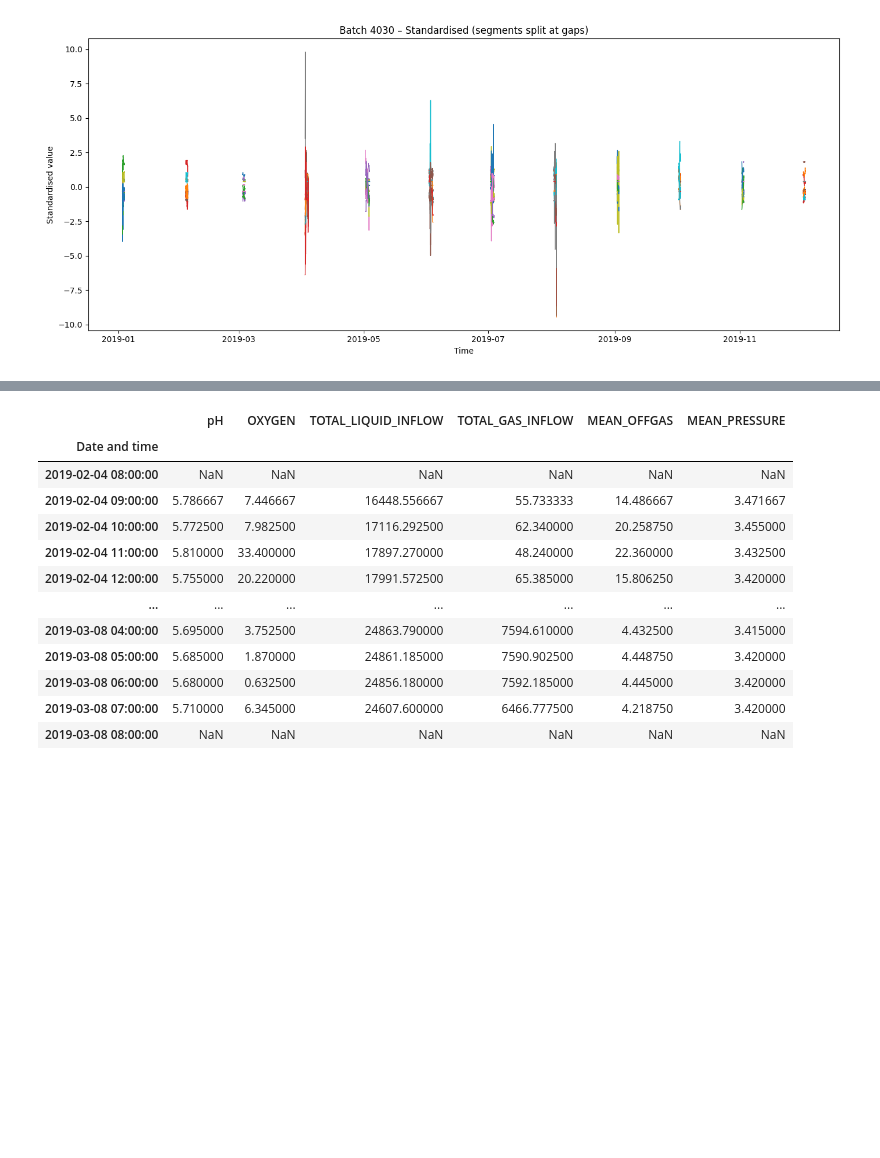
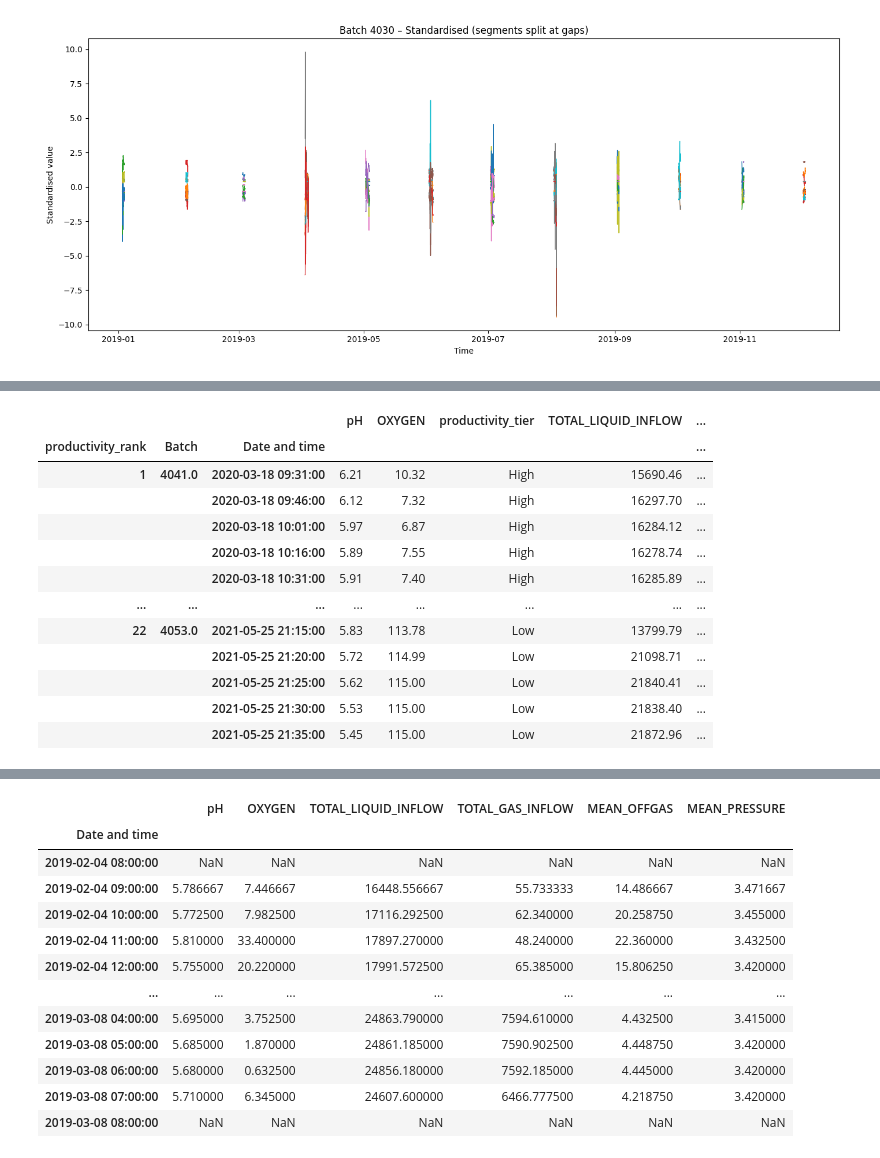
Before and after one commit to RichardFisher1/Applied, a Jupyter notebook: notebooks/RichardNotes.ipynb, the cells around one changed output, grey strips where cells are left out. Cells and saved outputs as stored; diff of their text form; code cells hidden in the pictures; blank space fills up the shorter version.

```diff
--- a/notebooks/RichardNotes.ipynb
+++ b/notebooks/RichardNotes.ipynb
@@ -388,0 +333,81 @@ df
+# %%
+import pandas as pd
+
+# -------------------------------------------------
+# Load raw CSV
+# -------------------------------------------------
+df = pd.read_csv("4000 series operating data.csv", low_memory=False)
+
+# Remove rows where Batch is missing
+df = df[df["Batch"].notna()].copy()
+
+# Convert types
+df["Batch"] = pd.to_numeric(df["Batch"], errors="coerce")
+
+df["Date and time"] = pd.to_datetime(
+    df["Date and time"],
+    format="%d/%m/%Y %H:%M",
+    errors="coerce"
+)
+
+# Drop rows where datetime failed
+df = df[df["Date and time"].notna()].copy()
+
+# Convert remaining columns to numeric
+for col in df.columns:
+    if col not in ["Batch", "Date and time"]:
+        df[col] = pd.to_numeric(df[col], errors="coerce")
+
+# -------------------------------------------------
+# Hard-coded Batch → Productivity Rank
+# -------------------------------------------------
+batch_to_productivity = {
+    4041: 1, 4043: 2, 4047: 3, 4040: 4, 4042: 5,
+    4046: 6, 4045: 7, 4052: 8, 4034: 9, 4044: 10,
+    4032: 11, 4030: 12, 4036: 13, 4033: 14, 4035: 15,
+    4048: 16, 4038: 17, 4039: 18, 4037: 19, 4051: 20,
+    4050: 21, 4053: 22
+}
+
+df["productivity_rank"] = df["Batch"].map(batch_to_productivity)
+
+# Optional productivity tier
+def rank_to_tier(rank):
+    if rank <= 7:
+        return "High"
+    elif rank <= 14:
+        return "Medium"
+    else:
+        return "Low"
+
+df["productivity_tier"] = df["productivity_rank"].apply(rank_to_tier)
+
+# -------------------------------------------------
+# Aggregate FIRST (before changing index structure)
+# -------------------------------------------------
+df = aggregate_operating_timeseries(df)
+
+# -------------------------------------------------
+# Now add productivity as second index level
+# -------------------------------------------------
+df = df.reset_index()
+
+df = df.set_index(["productivity_rank", "Batch", "Date and time"])
+
+df = df.sort_index()
+
+df
+# %% [output]
+|  |  |  | pH | OXYGEN | productivity_tier | TOTAL_LIQUID_INFLOW | ... |
+| productivity_rank | Batch | Date and time |  |  |  |  | ... |
+| 1 | 4041.0 | 2020-03-18 09:31:00 | 6.21 | 10.32 | High | 15690.46 | ... |
+|  |  | 2020-03-18 09:46:00 | 6.12 | 7.32 | High | 16297.70 | ... |
+|  |  | 2020-03-18 10:01:00 | 5.97 | 6.87 | High | 16284.12 | ... |
+|  |  | 2020-03-18 10:16:00 | 5.89 | 7.55 | High | 16278.74 | ... |
+|  |  | 2020-03-18 10:31:00 | 5.91 | 7.40 | High | 16285.89 | ... |
+| ... | ... | ... | ... | ... | ... | ... | ... |
+| 22 | 4053.0 | 2021-05-25 21:15:00 | 5.83 | 113.78 | Low | 13799.79 | ... |
+|  |  | 2021-05-25 21:20:00 | 5.72 | 114.99 | Low | 21098.71 | ... |
+|  |  | 2021-05-25 21:25:00 | 5.62 | 115.00 | Low | 21840.41 | ... |
+|  |  | 2021-05-25 21:30:00 | 5.53 | 115.00 | Low | 21838.40 | ... |
+|  |  | 2021-05-25 21:35:00 | 5.45 | 115.00 | Low | 21872.96 | ... |
```
Also changed, not shown: parts of 14 cells of this notebook, 1 other file.
